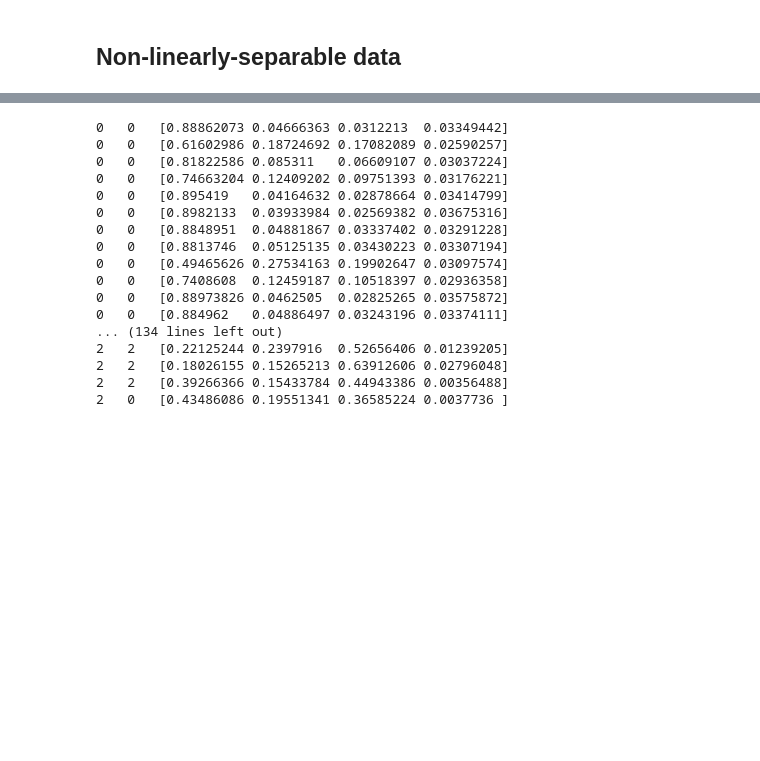
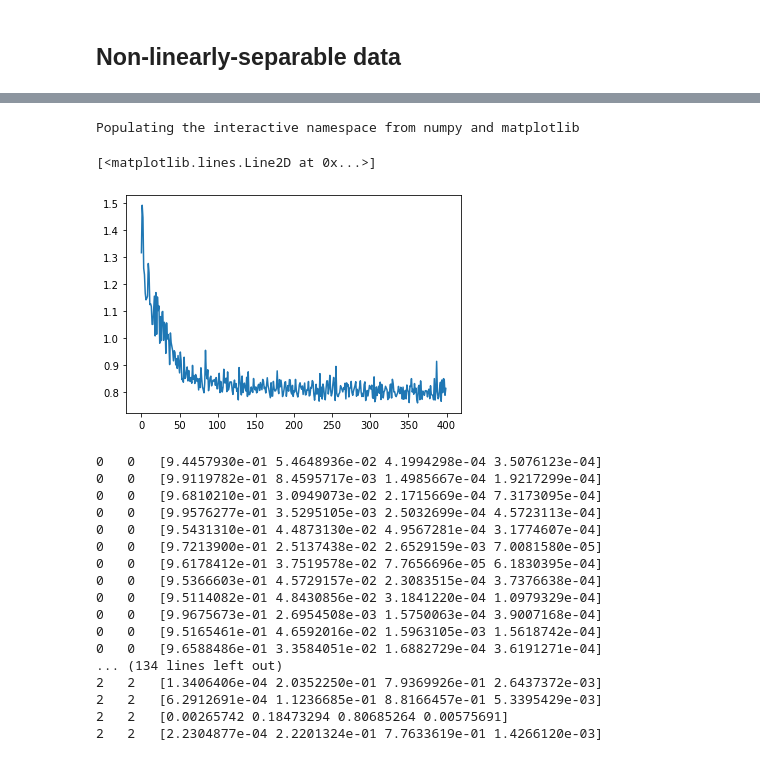
Before and after one commit to Giacomo-Antonioli/QPNN, a Jupyter notebook: old/standard_qml_composite_v2.ipynb, the cells around one changed output, grey strips where cells are left out. Drawn from its saved outputs; the diff is of its cells as text; code cells hidden in the pictures; blank space fills up the shorter version.

```diff
--- a/old/standard_qml_composite_v2.ipynb
+++ b/old/standard_qml_composite_v2.ipynb
@@ -436,27 +479,34 @@ Accuracy: 70.66666666666667%
+# %%
+%pylab inline
+plot(loss_list)
+# %% [output]
+Populating the interactive namespace from numpy and matplotlib
+[<matplotlib.lines.Line2D at 0x...>]
+[figure, added]
 # %%
 pbs_arr=[]
-for x_lab, y_lab in zip(X,y):
-    pbs=model(x_lab).detach().numpy()
+for xii, (x_lab, y_lab) in enumerate(zip(X,y)):
+    pbs=y_pred[xii].detach().numpy()
     pbs_arr.append(pbs[:3])
-    idx_max=np.argmax(pbs)
+    idx_max=np.argmax(pbs[:3])
 #    y_lab_pred="0" if idx_max==1 else "1"
     print(int(y_lab), " ", idx_max, " ", pbs)
 pbs_arr=np.array(pbs_arr)
 # %% [output]
-0   0   [0.88862073 0.04666363 0.0312213  0.03349442]
-0   0   [0.61602986 0.18724692 0.17082089 0.02590257]
-0   0   [0.81822586 0.085311   0.06609107 0.03037224]
-0   0   [0.74663204 0.12409202 0.09751393 0.03176221]
-0   0   [0.895419   0.04164632 0.02878664 0.03414799]
-0   0   [0.8982133  0.03933984 0.02569382 0.03675316]
-0   0   [0.8848951  0.04881867 0.03337402 0.03291228]
-0   0   [0.8813746  0.05125135 0.03430223 0.03307194]
-0   0   [0.49465626 0.27534163 0.19902647 0.03097574]
-0   0   [0.7408608  0.12459187 0.10518397 0.02936358]
-0   0   [0.88973826 0.0462505  0.02825265 0.03575872]
-0   0   [0.884962   0.04886497 0.03243196 0.03374111]
+0   0   [9.4457930e-01 5.4648936e-02 4.1994298e-04 3.5076123e-04]
+0   0   [9.9119782e-01 8.4595717e-03 1.4985667e-04 1.9217299e-04]
+0   0   [9.6810210e-01 3.0949073e-02 2.1715669e-04 7.3173095e-04]
+0   0   [9.9576277e-01 3.5295105e-03 2.5032699e-04 4.5723113e-04]
+0   0   [9.5431310e-01 4.4873130e-02 4.9567281e-04 3.1774607e-04]
+0   0   [9.7213900e-01 2.5137438e-02 2.6529159e-03 7.0081580e-05]
+0   0   [9.6178412e-01 3.7519578e-02 7.7656696e-05 6.1830395e-04]
+0   0   [9.5366603e-01 4.5729157e-02 2.3083515e-04 3.7376638e-04]
+0   0   [9.5114082e-01 4.8430856e-02 3.1841220e-04 1.0979329e-04]
+0   0   [9.9675673e-01 2.6954508e-03 1.5750063e-04 3.9007168e-04]
+0   0   [9.5165461e-01 4.6592016e-02 1.5963105e-03 1.5618742e-04]
+0   0   [9.6588486e-01 3.3584051e-02 1.6882729e-04 3.6191271e-04]
 ... (134 lines left out)
-2   2   [0.22125244 0.2397916  0.52656406 0.01239205]
-2   2   [0.18026155 0.15265213 0.63912606 0.02796048]
-2   2   [0.39266366 0.15433784 0.44943386 0.00356488]
-2   0   [0.43486086 0.19551341 0.36585224 0.0037736 ]
+2   2   [1.3406406e-04 2.0352250e-01 7.9369926e-01 2.6437372e-03]
+2   2   [6.2912691e-04 1.1236685e-01 8.8166457e-01 5.3395429e-03]
+2   2   [0.00265742 0.18473294 0.80685264 0.00575691]
+2   2   [2.2304877e-04 2.2201324e-01 7.7633619e-01 1.4266120e-03]
```
Also changed, not shown: parts of 10 cells of this notebook.
